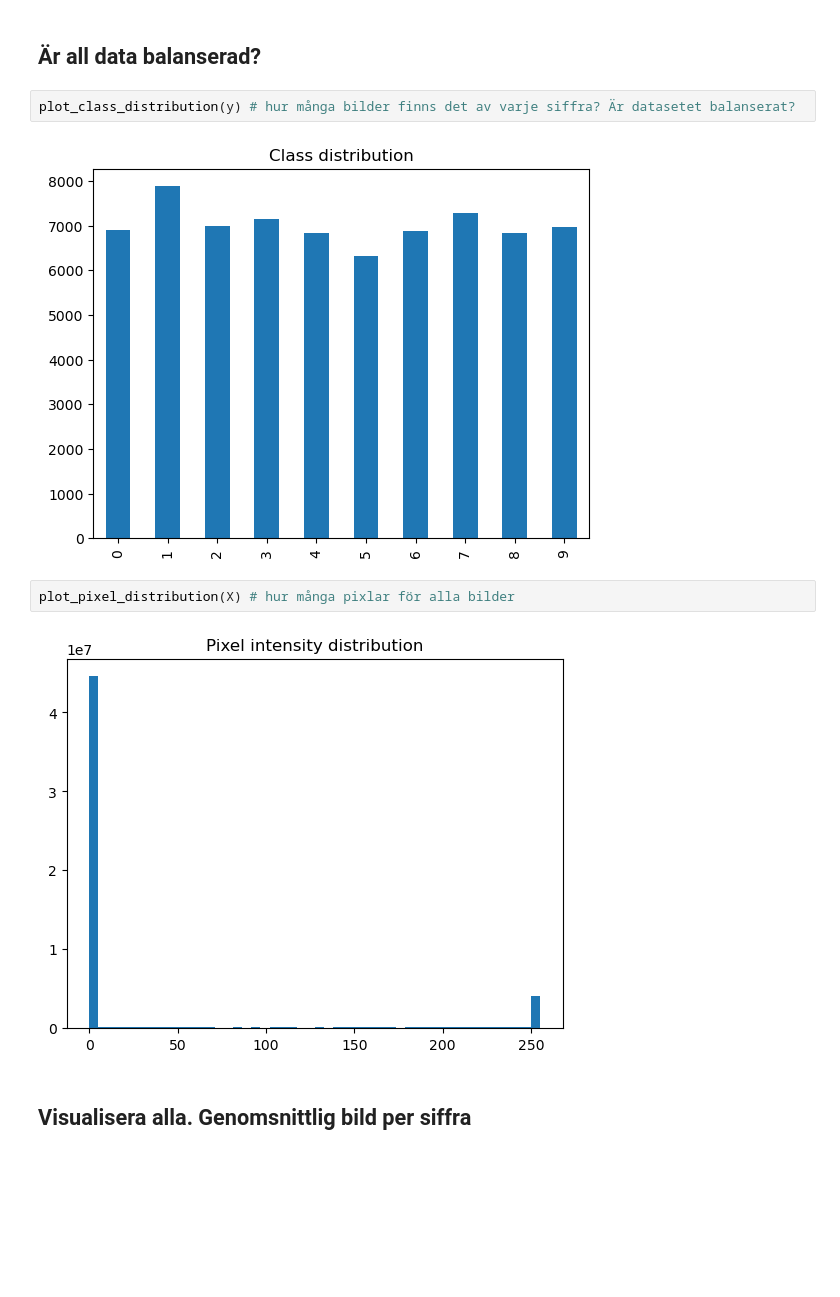
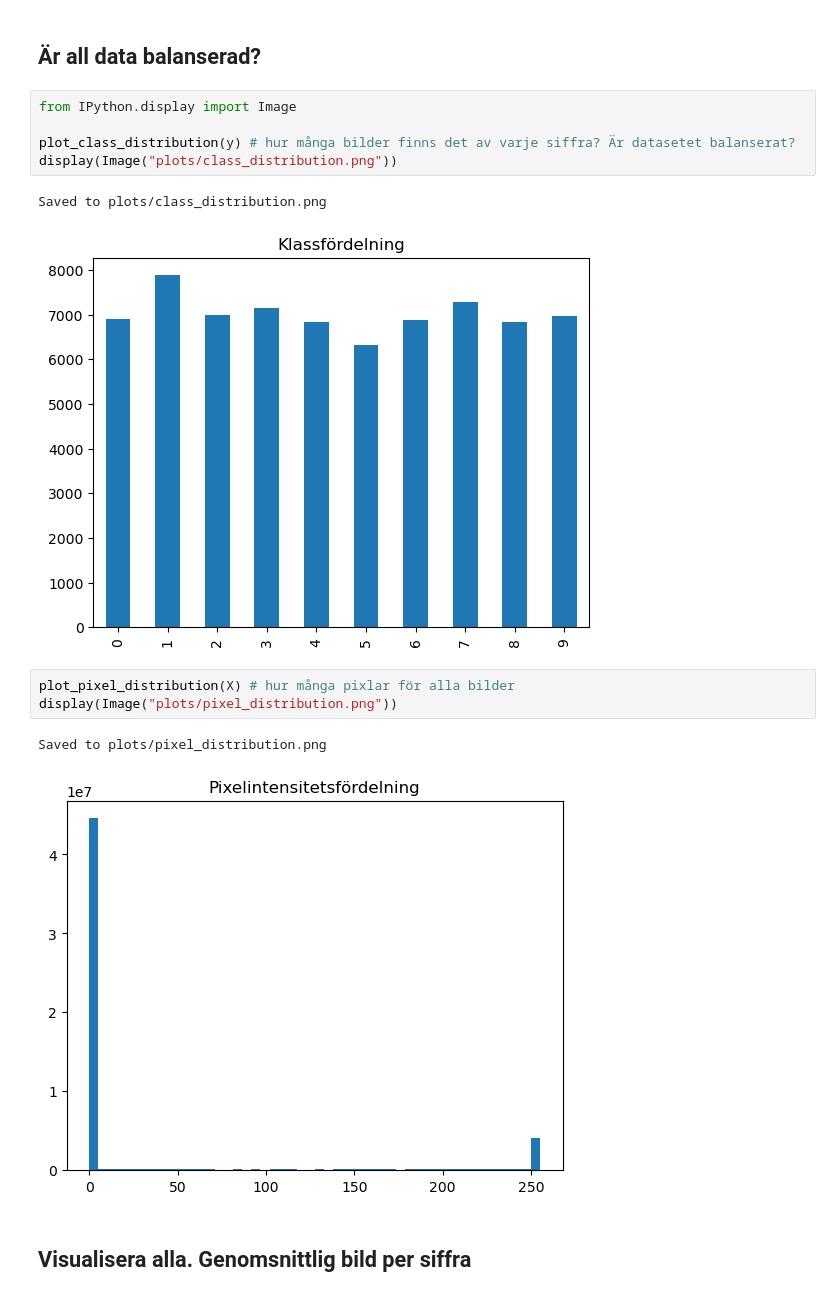
Before and after one commit to alexanderlvov1/PAITH2025, a Jupyter notebook: 2026/hemlaxa/AIkunskapskontroll2026Del2EDA.ipynb, the cells around one changed output. Drawn from its saved outputs; the diff is of its cells as text; blank space fills up the shorter version.

```diff
--- a/2026/hemlaxa/AIkunskapskontroll2026Del2EDA.ipynb
+++ b/2026/hemlaxa/AIkunskapskontroll2026Del2EDA.ipynb
@@ -278,13 +319,19 @@ Shape: (70000, 784)
 # %% [markdown]
 ## Är all data balanserad?
 # %%
+from IPython.display import Image
+
 plot_class_distribution(y) # hur många bilder finns det av varje siffra? Är datasetet balanserat?
+display(Image("plots/class_distribution.png"))
 # %% [output]
+Saved to plots/class_distribution.png
-[figure, old version]
+[figure, new version]
 # %%
 plot_pixel_distribution(X) # hur många pixlar för alla bilder
+display(Image("plots/pixel_distribution.png"))
 # %% [output]
+Saved to plots/pixel_distribution.png
-[figure, old version]
+[figure, new version]
 # %% [markdown]
 ## Visualisera alla. Genomsnittlig bild per siffra
 # %%
```
Also changed, not shown: parts of 10 cells of this notebook.
